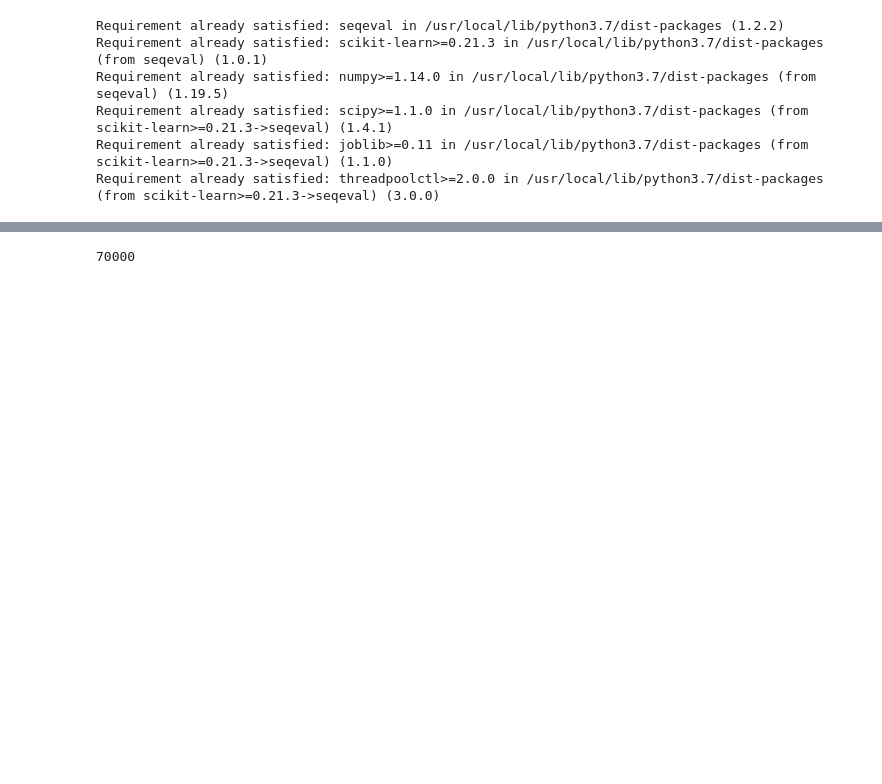
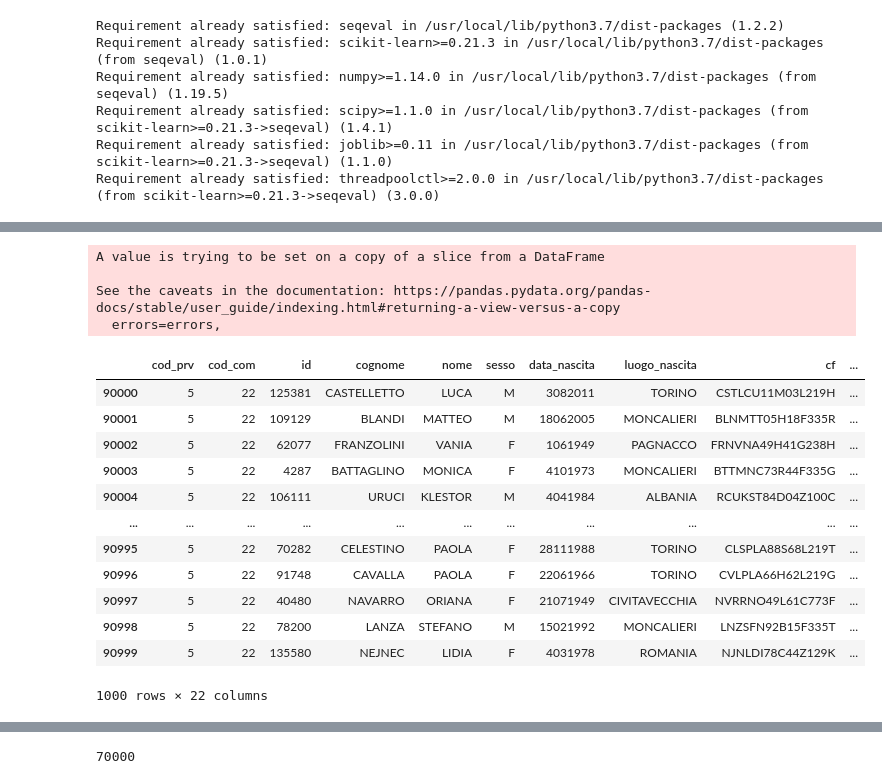
Before and after one commit to sergiorolnic/anonim, a Jupyter notebook: Untitled9.ipynb, the cells around one changed output, grey strips where cells are left out. Cells and saved outputs as stored; diff of their text form; code cells hidden in the pictures; blank space fills up the shorter version.

```diff
--- a/Untitled9.ipynb
+++ b/Untitled9.ipynb
@@ -82,4 +64,4 @@ dataframe2["full_name"] = dataframe2["cognome"] + " " +dataframe2["nome"]
 # %%
 dataframe2["cap"] = ""
 # %%
-dataframe.append(dataframe2,ignore_index = True)
+dataframe = dataframe.append(dataframe2,ignore_index = True)
@@ -100,9 +68,31 @@ dataframe.append(dataframe2,ignore_index = True)
 # %%
-test_dataframe = dataframe[90000:92000]
+test_dataframe = dataframe[90000:91000]
 true_indirizzi = list(test_dataframe["indirizzo"])
 true_nomi = list(test_dataframe["nome"])
 true_cognomi = list(test_dataframe["cognome"])
-#dataframe.drop(columns=["cognome", "nome"], inplace=True)
+dataframe.drop(columns=["cognome", "nome"], inplace=True)
+test_dataframe.drop(columns=["full_name"], inplace=True)
+# %% [output]
+A value is trying to be set on a copy of a slice from a DataFrame
+
+See the caveats in the documentation: https://pandas.pydata.org/pandas-docs/stable/user_guide/indexing.html#returning-a-view-versus-a-copy
+  errors=errors,
+# %%
+test_dataframe
+# %% [output]
+|  | cod_prv | cod_com | id | cognome | nome | sesso | data_nascita | luogo_nascita | cf | ... |
+| 90000 | 5 | 22 | 125381 | CASTELLETTO | LUCA | M | 3082011 | TORINO | CSTLCU11M03L219H | ... |
+| 90001 | 5 | 22 | 109129 | BLANDI | MATTEO | M | 18062005 | MONCALIERI | BLNMTT05H18F335R | ... |
+| 90002 | 5 | 22 | 62077 | FRANZOLINI | VANIA | F | 1061949 | PAGNACCO | FRNVNA49H41G238H | ... |
+| 90003 | 5 | 22 | 4287 | BATTAGLINO | MONICA | F | 4101973 | MONCALIERI | BTTMNC73R44F335G | ... |
+| 90004 | 5 | 22 | 106111 | URUCI | KLESTOR | M | 4041984 | ALBANIA | RCUKST84D04Z100C | ... |
+| ... | ... | ... | ... | ... | ... | ... | ... | ... | ... | ... |
+| 90995 | 5 | 22 | 70282 | CELESTINO | PAOLA | F | 28111988 | TORINO | CLSPLA88S68L219T | ... |
+| 90996 | 5 | 22 | 91748 | CAVALLA | PAOLA | F | 22061966 | TORINO | CVLPLA66H62L219G | ... |
+| 90997 | 5 | 22 | 40480 | NAVARRO | ORIANA | F | 21071949 | CIVITAVECCHIA | NVRRNO49L61C773F | ... |
+| 90998 | 5 | 22 | 78200 | LANZA | STEFANO | M | 15021992 | MONCALIERI | LNZSFN92B15F335T | ... |
+| 90999 | 5 | 22 | 135580 | NEJNEC | LIDIA | F | 4031978 | ROMANIA | NJNLDI78C44Z129K | ... |
+1000 rows × 22 columns
 # %%
 cols1 = dataframe.columns.tolist()
 cols2 = dataframe2.columns.tolist()
```
Also changed, not shown: parts of 31 cells of this notebook.
